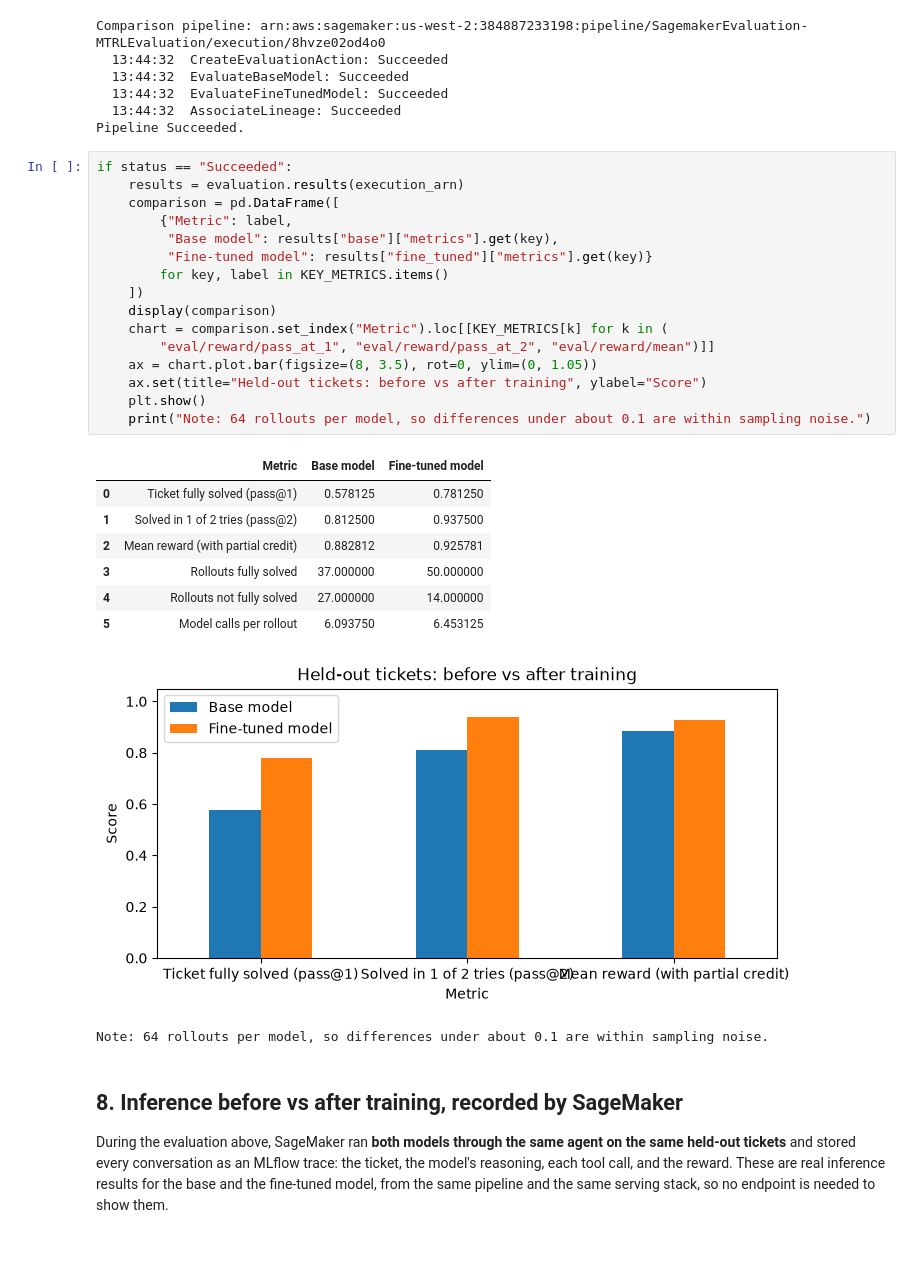
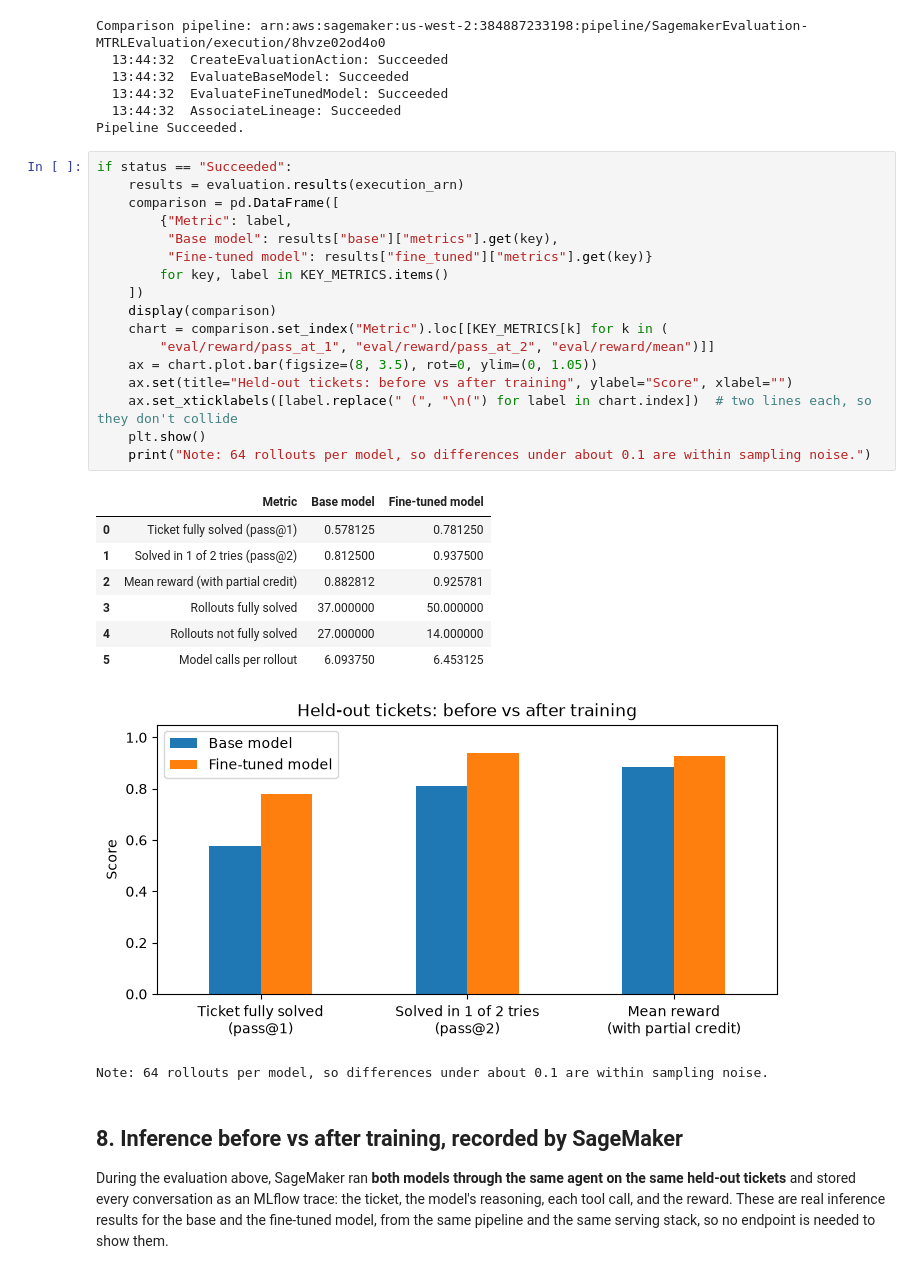
Before and after one commit to di37/aws-rl-workshop, a Jupyter notebook: notebooks/sagemaker_mtrl_real_demo.executed.ipynb, the cells around one changed output. Saved outputs shown, nothing was run; the diff lists cells and outputs as text.

```diff
--- a/notebooks/sagemaker_mtrl_real_demo.executed.ipynb
+++ b/notebooks/sagemaker_mtrl_real_demo.executed.ipynb
@@ -284,28 +284,29 @@ Pipeline Succeeded.
 # %%
 if status == "Succeeded":
     results = evaluation.results(execution_arn)
     comparison = pd.DataFrame([
         {"Metric": label,
          "Base model": results["base"]["metrics"].get(key),
          "Fine-tuned model": results["fine_tuned"]["metrics"].get(key)}
         for key, label in KEY_METRICS.items()
     ])
     display(comparison)
     chart = comparison.set_index("Metric").loc[[KEY_METRICS[k] for k in (
         "eval/reward/pass_at_1", "eval/reward/pass_at_2", "eval/reward/mean")]]
     ax = chart.plot.bar(figsize=(8, 3.5), rot=0, ylim=(0, 1.05))
-    ax.set(title="Held-out tickets: before vs after training", ylabel="Score")
+    ax.set(title="Held-out tickets: before vs after training", ylabel="Score", xlabel="")
+    ax.set_xticklabels([label.replace(" (", "\n(") for label in chart.index])  # two lines each, so they don't collide
     plt.show()
     print("Note: 64 rollouts per model, so differences under about 0.1 are within sampling noise.")
 # %% [output]
 |  | Metric | Base model | Fine-tuned model |
 | 0 | Ticket fully solved (pass@1) | 0.578125 | 0.781250 |
 | 1 | Solved in 1 of 2 tries (pass@2) | 0.812500 | 0.937500 |
 | 2 | Mean reward (with partial credit) | 0.882812 | 0.925781 |
 | 3 | Rollouts fully solved | 37.000000 | 50.000000 |
 | 4 | Rollouts not fully solved | 27.000000 | 14.000000 |
 | 5 | Model calls per rollout | 6.093750 | 6.453125 |
-[figure, old version]
+[figure, new version]
 Note: 64 rollouts per model, so differences under about 0.1 are within sampling noise.
 # %% [markdown]
 ## 8. Inference before vs after training, recorded by SageMaker
```
Also changed, not shown: 2 other files.
